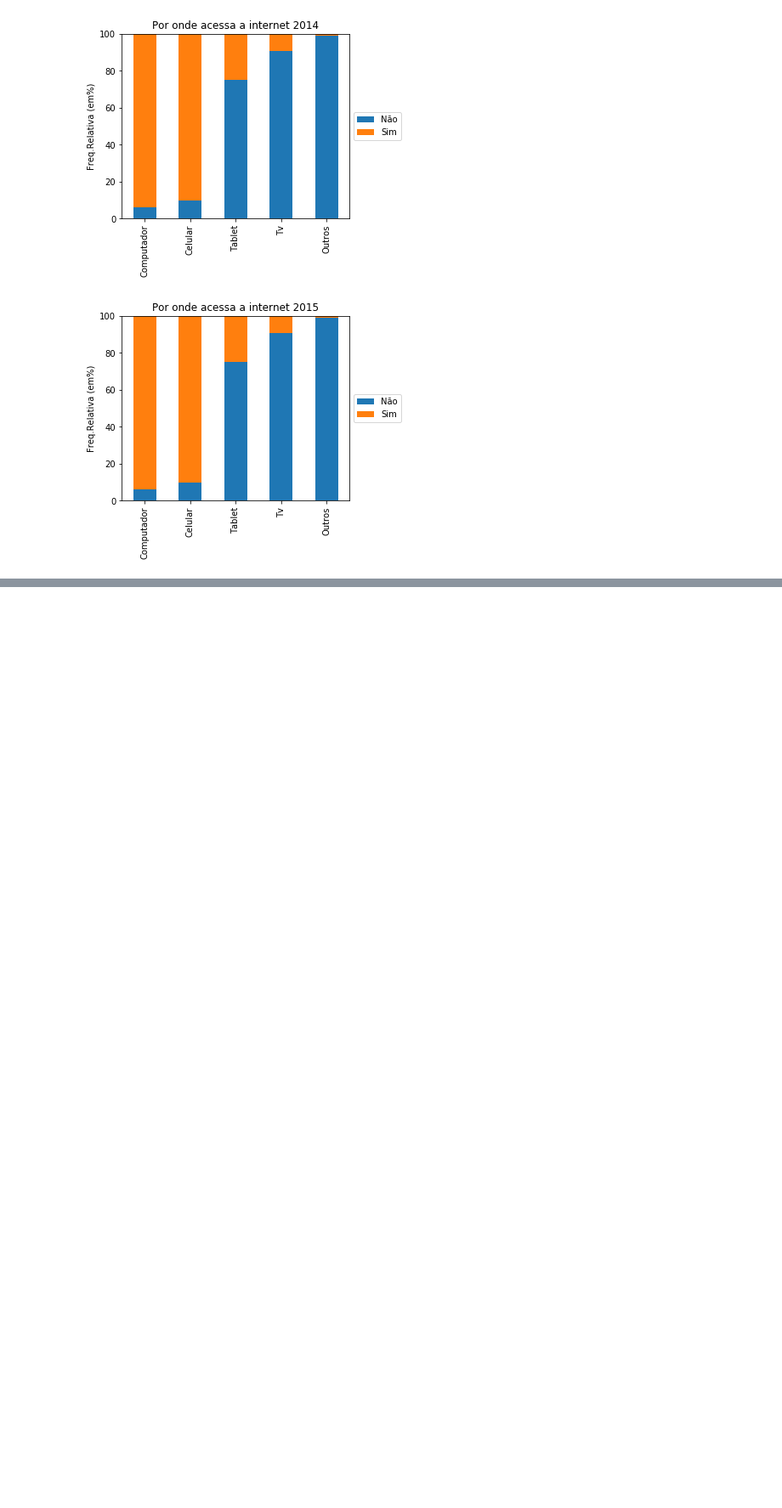
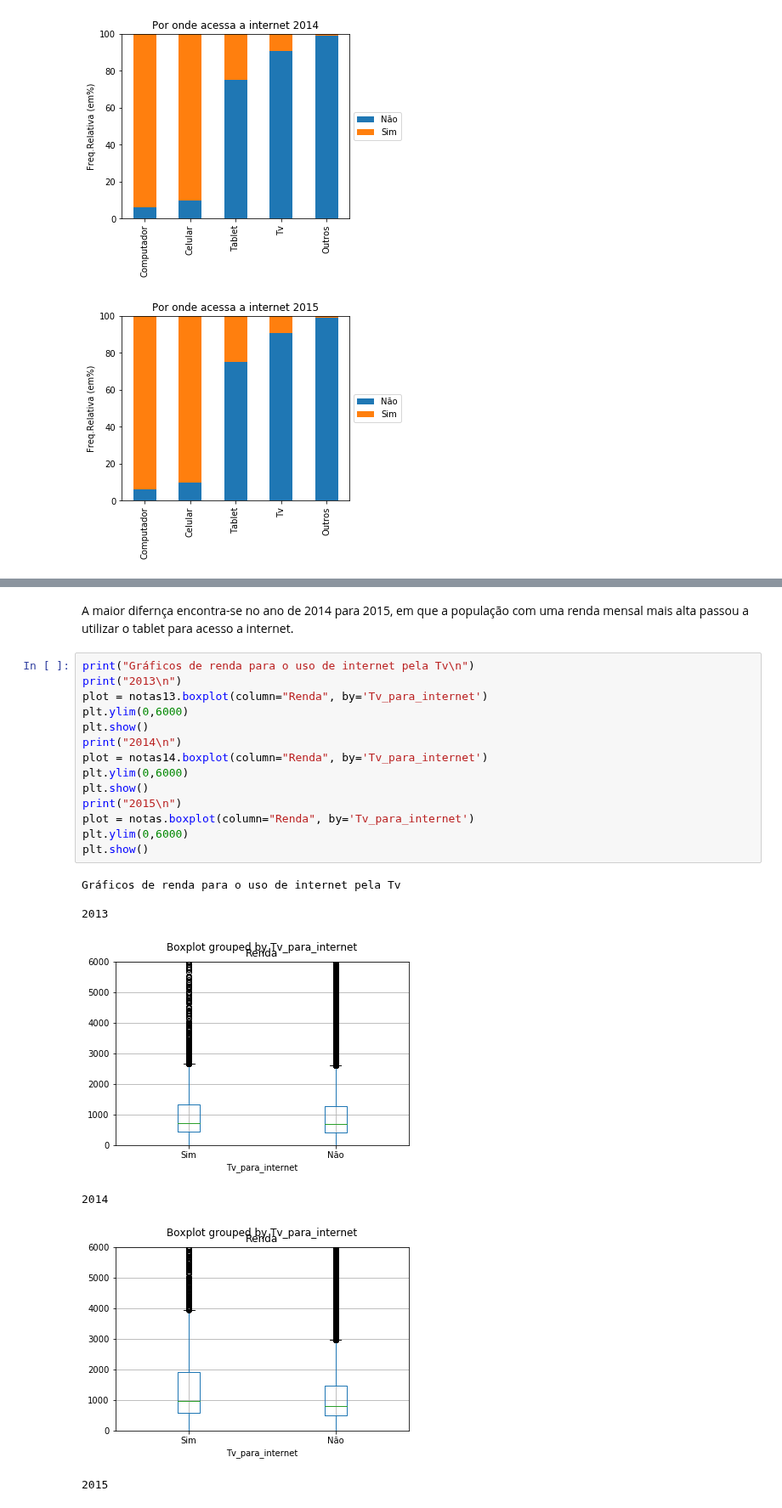
Before and after one commit to vinihsu/Ci-ncia-dos-Dados, a Jupyter notebook: Projeto 1.ipynb, the cells around one changed output, grey strips where cells are left out. Shown at 85% size. Drawn from its saved outputs; the diff is of its cells as text; blank space fills up the shorter version.

```diff
--- a/Projeto 1.ipynb
+++ b/Projeto 1.ipynb
@@ -581,0 +692,24 @@ plt.show()
+# %% [markdown]
+A maior difernça encontra-se no ano de 2014 para 2015, em que a população com uma renda mensal mais alta passou a utilizar o tablet para acesso a internet.
+# %%
+print("Gráficos de renda para o uso de internet pela Tv\n")
+print("2013\n")
+plot = notas13.boxplot(column="Renda", by='Tv_para_internet')
+plt.ylim(0,6000)
+plt.show()
+print("2014\n")
+plot = notas14.boxplot(column="Renda", by='Tv_para_internet')
+plt.ylim(0,6000)
+plt.show()
+print("2015\n")
+plot = notas.boxplot(column="Renda", by='Tv_para_internet')
+plt.ylim(0,6000)
+plt.show()
+# %% [output]
+Gráficos de renda para o uso de internet pela Tv
+
+2013
+[figure, added]
+2014
+[figure, added]
+2015
```
Also changed, not shown: parts of 16 cells of this notebook, 9 other files.
